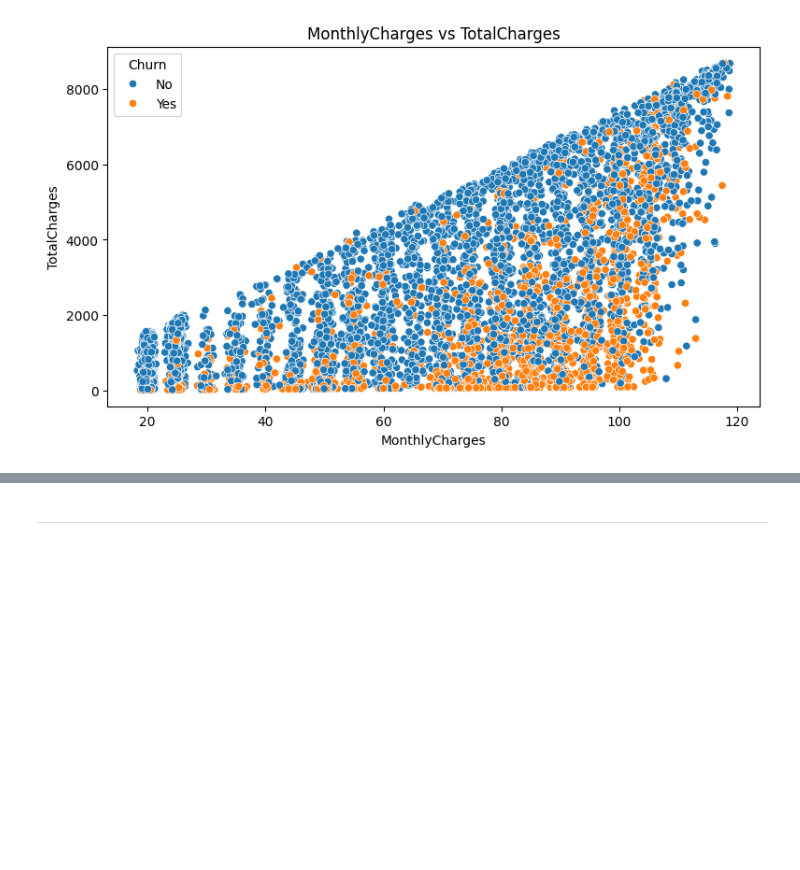
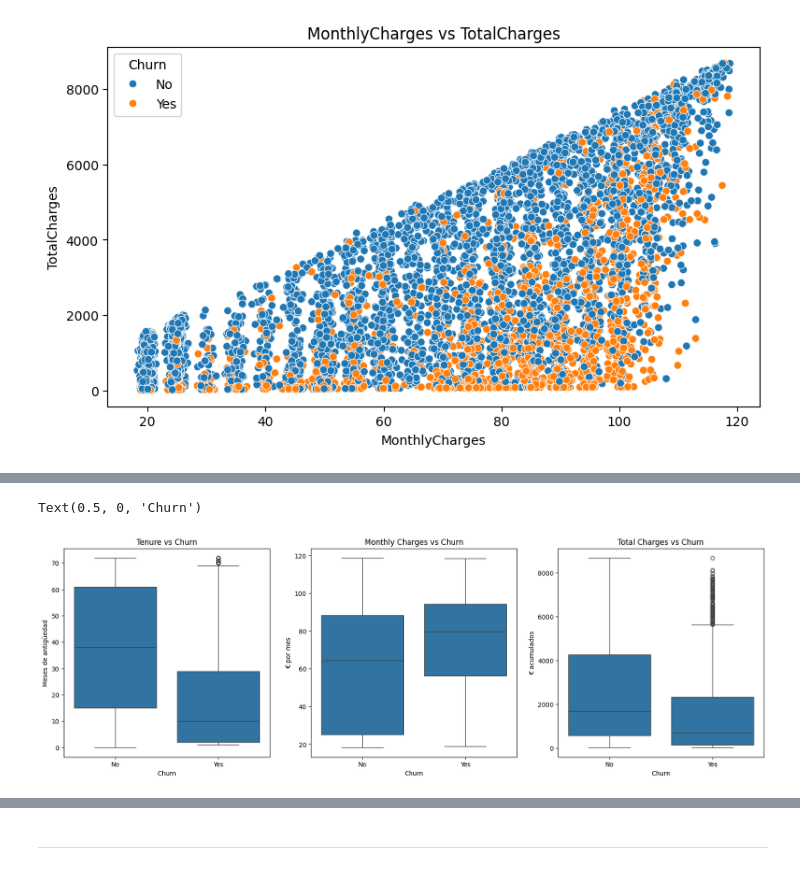
Before and after one commit to abdonrb/churn_telecomunicaciones, a Jupyter notebook: notebooks/Eda.ipynb, the cells around one changed output, grey strips where cells are left out. Cells and saved outputs as stored; diff of their text form; code cells hidden in the pictures; blank space fills up the shorter version.

```diff
--- a/notebooks/Eda.ipynb
+++ b/notebooks/Eda.ipynb
@@ -570,0 +602,19 @@ plt.title('MonthlyCharges vs TotalCharges');
+# %%
+fig, axes = plt.subplots(1, 3, figsize=(20, 6))
+sns.boxplot(x="Churn", y="tenure", data=df, ax=axes[0])
+axes[0].set_title("Tenure vs Churn")
+axes[0].set_ylabel("Meses de antigüedad")
+axes[0].set_xlabel("Churn")
+
+sns.boxplot(x="Churn", y="MonthlyCharges", data=df, ax=axes[1])
+axes[1].set_title("Monthly Charges vs Churn")
+axes[1].set_ylabel("€ por mes")
+axes[1].set_xlabel("Churn")
+
+sns.boxplot(x="Churn", y="TotalCharges", data=df, ax=axes[2])
+axes[2].set_title("Total Charges vs Churn")
+axes[2].set_ylabel("€ acumulados")
+axes[2].set_xlabel("Churn")
+# %% [output]
+Text(0.5, 0, 'Churn')
+[figure, added]
```
Also changed, not shown: parts of 11 cells of this notebook, 6 other files.
